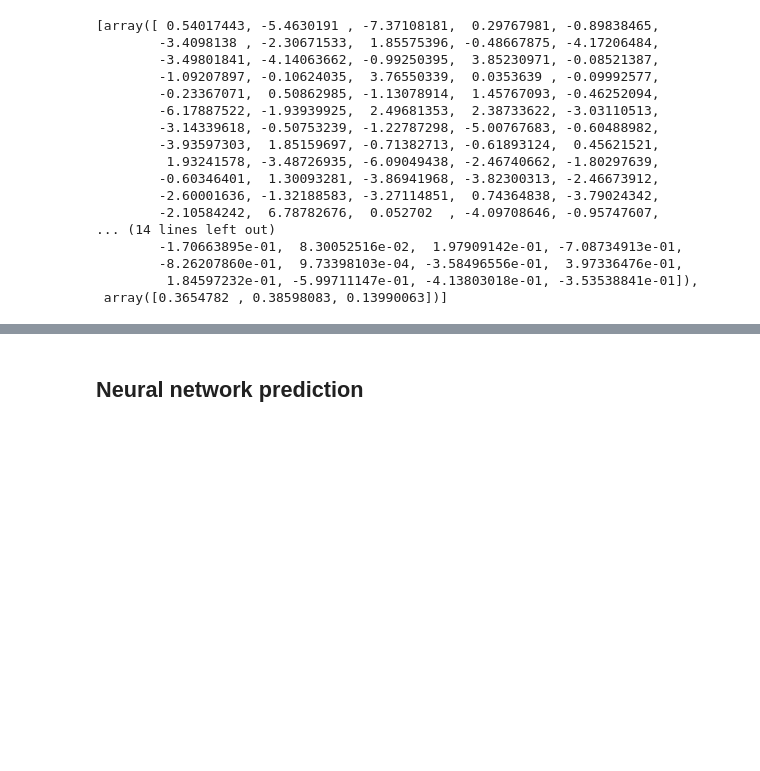
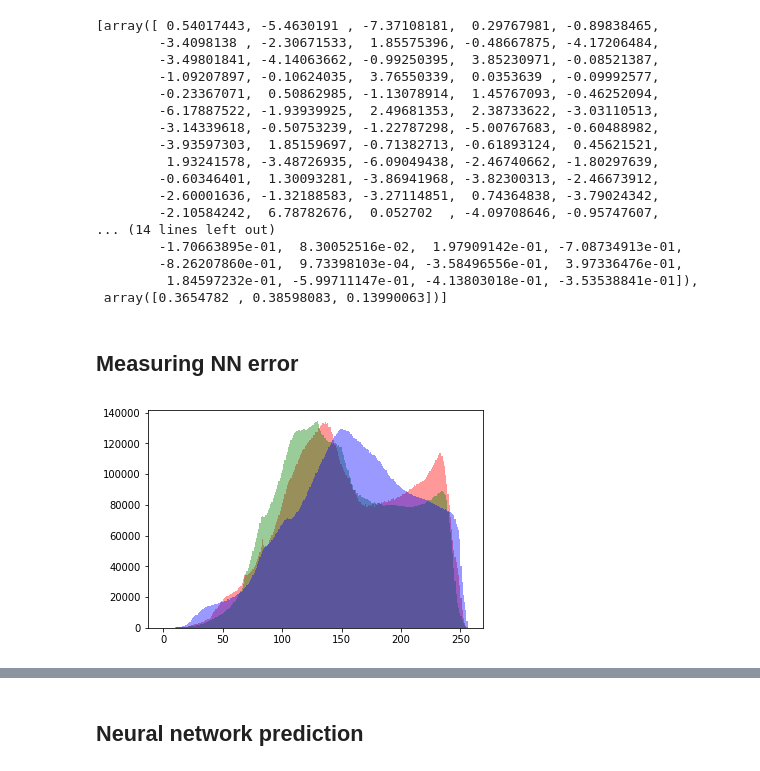
Before and after one commit to gluijk/image-processing-mlp, a Jupyter notebook: image-processing-mlp.ipynb, the cells around one changed output, grey strips where cells are left out. Cells and saved outputs as stored; diff of their text form; code cells hidden in the pictures; blank space fills up the shorter version.

```diff
--- a/image-processing-mlp.ipynb
+++ b/image-processing-mlp.ipynb
@@ -40,13 +40,13 @@ plt.show();
 [figure]
 # %%
 # Targets histogram
-R_ = targets[:, :, 0].flatten()
-G_ = targets[:, :, 1].flatten()
-B_ = targets[:, :, 2].flatten()
+R_target = targets[:, :, 0].flatten()
+G_target = targets[:, :, 1].flatten()
+B_target = targets[:, :, 2].flatten()
 
-plt.hist(R_, bins=range(0, 257), color='r', alpha=0.4)
-plt.hist(G_, bins=range(0, 257), color='g', alpha=0.4)
-plt.hist(B_, bins=range(0, 257), color='b', alpha=0.4)
+plt.hist(R_target, bins=range(0, 257), color='r', alpha=0.4)
+plt.hist(G_target, bins=range(0, 257), color='g', alpha=0.4)
+plt.hist(B_target, bins=range(0, 257), color='b', alpha=0.4)
 plt.show();
 # %% [output]
 [figure]
@@ -55,6 +55,6 @@ plt.show();
 # %%
 # Convert images into long 2D arrays in the [0..1] range
 X = np.column_stack((R, G, B)) / 255
-Y = np.column_stack((R_, G_, B_)) / 255
+Y = np.column_stack((R_target, G_target, B_target)) / 255
 # %%
 # Save memory
@@ -166,3 +166,28 @@ regr.intercepts_
         -8.26207860e-01,  9.73398103e-04, -3.58496556e-01,  3.97336476e-01,
          1.84597232e-01, -5.99711147e-01, -4.13803018e-01, -3.53538841e-01]),
  array([0.3654782 , 0.38598083, 0.13990063])]
+# %% [markdown]
+## Measuring NN error
+# %%
+# Load MLP (once trained and saved)
+with open('mlp_64_64_logistic_identity.pkl', 'rb') as f:
+    regr = pickle.load(f)
+# %%
+# Prediction
+Y_pred = regr.predict(X)
+
+# Keep in range [0..1]
+Y_pred[Y_pred < 0] = 0.0
+Y_pred[Y_pred > 1] = 1.0
+# %%
+# Prediction histogram
+R_pred = np.round(Y_pred[:, 0] * 255).astype(int)
+G_pred = np.round(Y_pred[:, 1] * 255).astype(int)
+B_pred = np.round(Y_pred[:, 2] * 255).astype(int)
+
+plt.hist(R_pred, bins=range(0, 257), color='r', alpha=0.4)
+plt.hist(G_pred, bins=range(0, 257), color='g', alpha=0.4)
+plt.hist(B_pred, bins=range(0, 257), color='b', alpha=0.4)
+plt.show();
+# %% [output]
+[figure, added]
```
Also changed, not shown: parts of 5 cells of this notebook.
